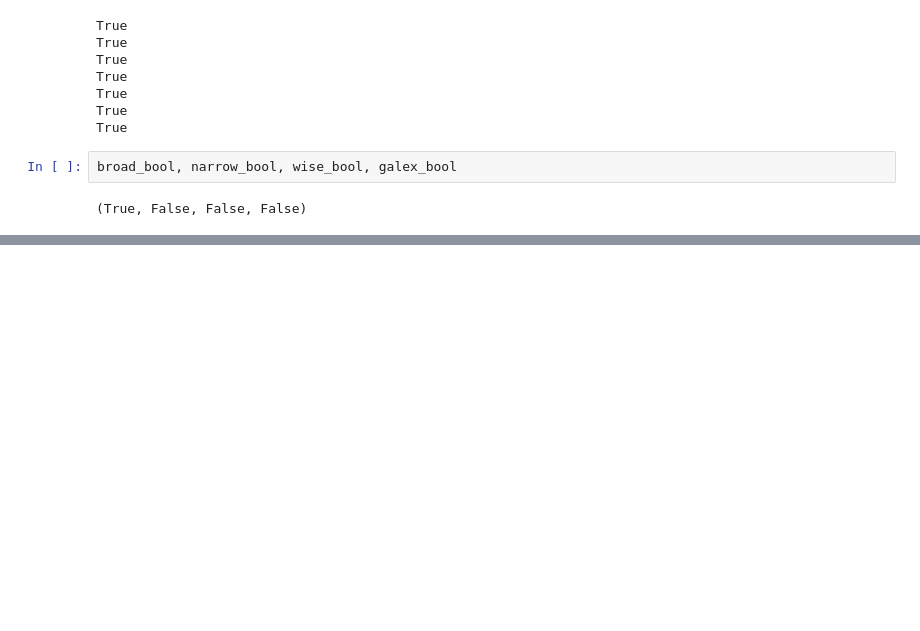
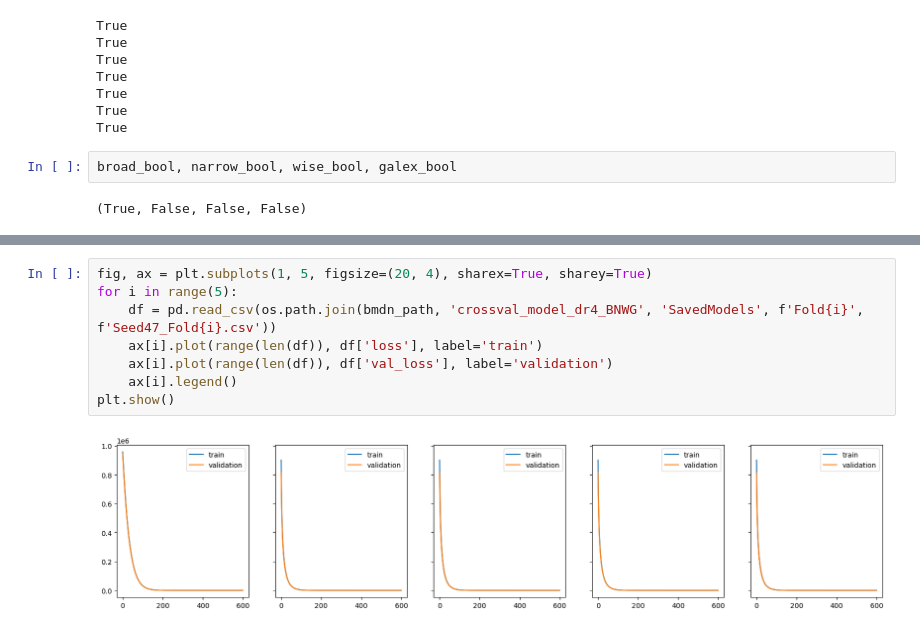
Before and after one commit to marixko/qucats_paper, a Jupyter notebook: codes/fit_models/BMDN/tests.ipynb, the cells around one changed output, grey strips where cells are left out. Saved outputs shown, nothing was run; the diff lists cells and outputs as text; blank space fills up the shorter version.

```diff
--- a/codes/fit_models/BMDN/tests.ipynb
+++ b/codes/fit_models/BMDN/tests.ipynb
@@ -207,0 +222,10 @@ outf0.30 0.0743
+# %%
+fig, ax = plt.subplots(1, 5, figsize=(20, 4), sharex=True, sharey=True)
+for i in range(5):
+    df = pd.read_csv(os.path.join(bmdn_path, 'crossval_model_dr4_BNWG', 'SavedModels', f'Fold{i}', f'Seed47_Fold{i}.csv'))
+    ax[i].plot(range(len(df)), df['loss'], label='train')
+    ax[i].plot(range(len(df)), df['val_loss'], label='validation')
+    ax[i].legend()
+plt.show()
+# %% [output]
+[figure, added]
```
Also changed, not shown: parts of 7 cells of this notebook, 41 other files.
